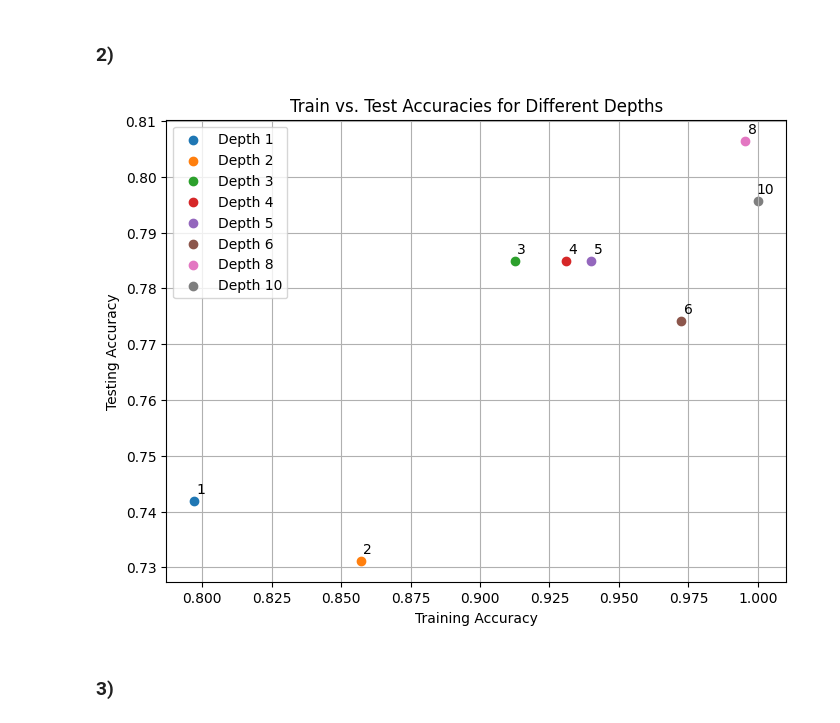
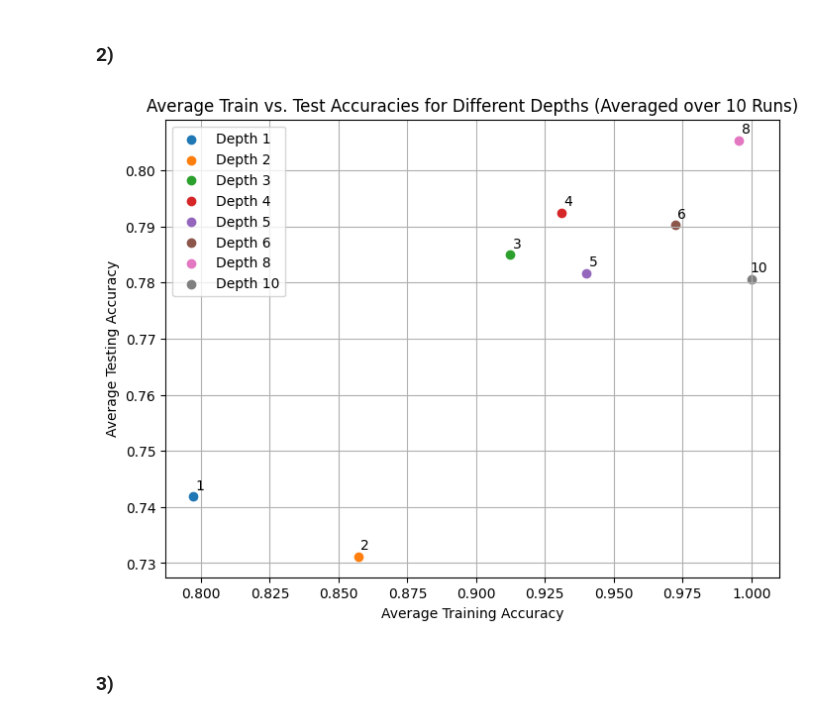
Before and after one commit to MateuSpencer/ML_HW_24-24, a Jupyter notebook: HW1.ipynb, the cells around one changed output. Saved outputs shown, nothing was run; the diff lists cells and outputs as text; code cells hidden in the pictures.

```diff
--- a/HW1.ipynb
+++ b/HW1.ipynb
@@ -91,42 +91,54 @@ plt.show()
 # %%
 from sklearn.model_selection import train_test_split
 from sklearn import tree, metrics
 from adjustText import adjust_text  # Import adjust_text function
 
 
-depths = {1,2,3,4,5,6,8,10}
+depths = {1, 2, 3, 4, 5, 6, 8, 10}
+num_runs = 10
 
-train_accuracies = []
-test_accuracies = []
+average_train_accuracies = []
+average_test_accuracies = []
 
 X_train, X_test, y_train, y_test = train_test_split(X, y, train_size=0.7, random_state=0)
 
 for depth in depths:
-    predictor = tree.DecisionTreeClassifier(max_depth=depth)
-    predictor.fit(X_train, y_train)
+    train_accuracies = []
+    test_accuracies = []
+    for _ in range(num_runs):
+        predictor = tree.DecisionTreeClassifier(max_depth=depth, random_state=_)
+        predictor.fit(X_train, y_train)
 
-    # Training Accuracy
-    y_train_pred = predictor.predict(X_train)
-    train_accuracy = metrics.accuracy_score(y_train, y_train_pred)
-    train_accuracies.append(train_accuracy)
+        # Training Accuracy
+        y_train_pred = predictor.predict(X_train)
+        train_accuracy = metrics.accuracy_score(y_train, y_train_pred)
+        train_accuracies.append(train_accuracy)
 
-    y_test_pred = predictor.predict(X_test)
-    test_accuracy = metrics.accuracy_score(y_test, y_test_pred)
-    test_accuracies.append(test_accuracy)
+        # Testing Accuracy
+        y_test_pred = predictor.predict(X_test)
+        test_accuracy = metrics.accuracy_score(y_test, y_test_pred)
+        test_accuracies.append(test_accuracy)
 
+    average_train_accuracy = sum(train_accuracies) / num_runs
+    average_train_accuracies.append(average_train_accuracy)
+
+    average_test_accuracy = sum(test_accuracies) / num_runs
+    average_test_accuracies.append(average_test_accuracy)
+
+# Create the scatter plot
 plt.figure(figsize=(8, 6))
 for i, depth in enumerate(depths):
-    plt.scatter(train_accuracies[i], test_accuracies[i], label=f'Depth {depth}')
-    plt.annotate(f'{depth}', (train_accuracies[i], test_accuracies[i]), textcoords='offset points', xytext=(5,5), ha='center')
+    plt.scatter(average_train_accuracies[i], average_test_accuracies[i], label=f'Depth {depth}')
+    plt.annotate(f'{depth}', (average_train_accuracies[i], average_test_accuracies[i]), textcoords='offset points', xytext=(5, 5), ha='center')
 
-plt.title('Train vs. Test Accuracies for Different Depths')
-plt.xlabel('Training Accuracy')
-plt.ylabel('Testing Accuracy')
+plt.title('Average Train vs. Test Accuracies for Different Depths (Averaged over 10 Runs)')
+plt.xlabel('Average Training Accuracy')
+plt.ylabel('Average Testing Accuracy')
 plt.legend()
 plt.grid(True)
 plt.show()
 # %% [output]
-[figure, old version]
+[figure, new version]
 # %% [markdown]
 ### 3)
 # %% [markdown]
```
